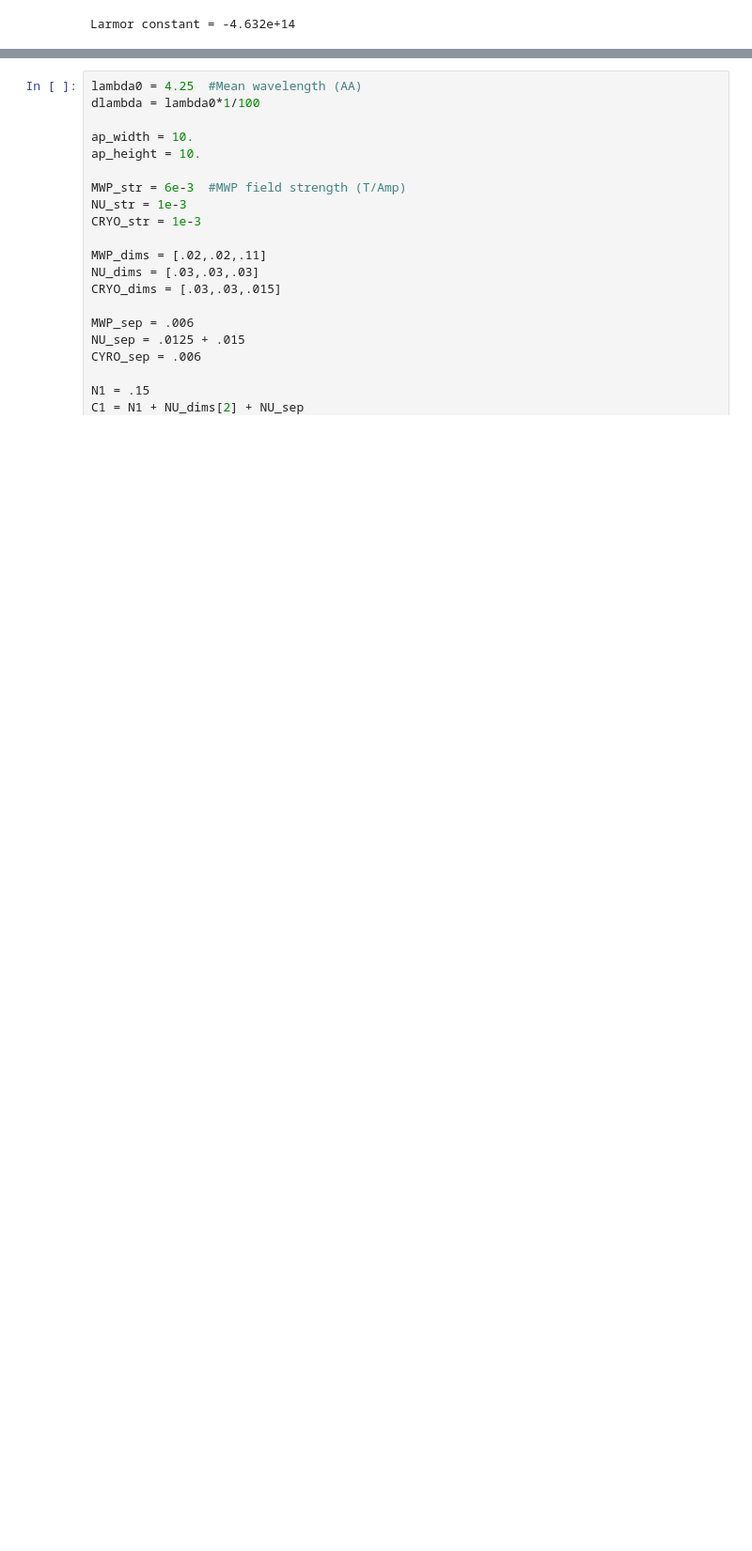
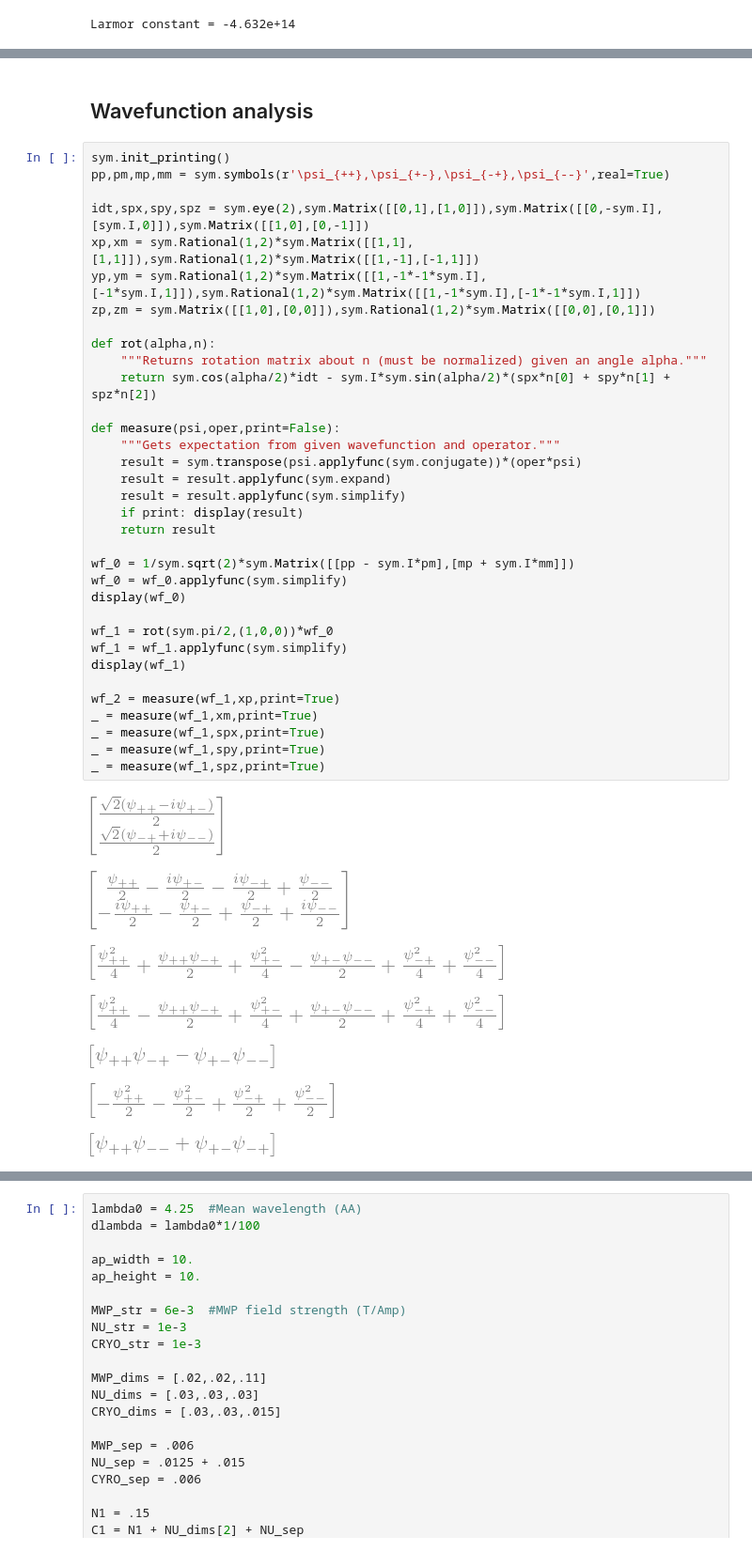
Before and after one commit to srmck/OAM-HFIR-2023, a Jupyter notebook: He3_OAM.ipynb, the cells around one changed output, grey strips where cells are left out. Shown at 94% size. Drawn from its saved outputs; the diff is of its cells as text; blank space fills up the shorter version.

```diff
--- a/He3_OAM.ipynb
+++ b/He3_OAM.ipynb
@@ -77,3 +79,47 @@ print(f'Nutator pi/2 current: {get_flip(10,4.25,3,flip=np.pi/2)} amps')
 # %% [output]
 MWP current for 100nm: 11.38 amps
 Nutator pi/2 current: -0.27 amps
+# %% [markdown]
+## Wavefunction analysis
+# %%
+sym.init_printing()
+pp,pm,mp,mm = sym.symbols(r'\psi_{++},\psi_{+-},\psi_{-+},\psi_{--}',real=True)
+
+idt,spx,spy,spz = sym.eye(2),sym.Matrix([[0,1],[1,0]]),sym.Matrix([[0,-sym.I],[sym.I,0]]),sym.Matrix([[1,0],[0,-1]])
+xp,xm = sym.Rational(1,2)*sym.Matrix([[1,1],[1,1]]),sym.Rational(1,2)*sym.Matrix([[1,-1],[-1,1]])
+yp,ym = sym.Rational(1,2)*sym.Matrix([[1,-1*-1*sym.I],[-1*sym.I,1]]),sym.Rational(1,2)*sym.Matrix([[1,-1*sym.I],[-1*-1*sym.I,1]])
+zp,zm = sym.Matrix([[1,0],[0,0]]),sym.Rational(1,2)*sym.Matrix([[0,0],[0,1]])
+
+def rot(alpha,n):
+    """Returns rotation matrix about n (must be normalized) given an angle alpha."""
+    return sym.cos(alpha/2)*idt - sym.I*sym.sin(alpha/2)*(spx*n[0] + spy*n[1] + spz*n[2])
+
+def measure(psi,oper,print=False):
+    """Gets expectation from given wavefunction and operator."""
+    result = sym.transpose(psi.applyfunc(sym.conjugate))*(oper*psi)
+    result = result.applyfunc(sym.expand)
+    result = result.applyfunc(sym.simplify)
+    if print: display(result)
+    return result
+
+wf_0 = 1/sym.sqrt(2)*sym.Matrix([[pp - sym.I*pm],[mp + sym.I*mm]])
+wf_0 = wf_0.applyfunc(sym.simplify)
+display(wf_0)
+
+wf_1 = rot(sym.pi/2,(1,0,0))*wf_0
+wf_1 = wf_1.applyfunc(sym.simplify)
+display(wf_1)
+
+wf_2 = measure(wf_1,xp,print=True)
+_ = measure(wf_1,xm,print=True)
+_ = measure(wf_1,spx,print=True)
+_ = measure(wf_1,spy,print=True)
+_ = measure(wf_1,spz,print=True)
+# %% [output]
+[figure, added]
+[figure, added]
+[figure, added]
+[figure, added]
+[figure, added]
+[figure, added]
+[figure, added]
```
Also changed, not shown: parts of 5 cells of this notebook.
